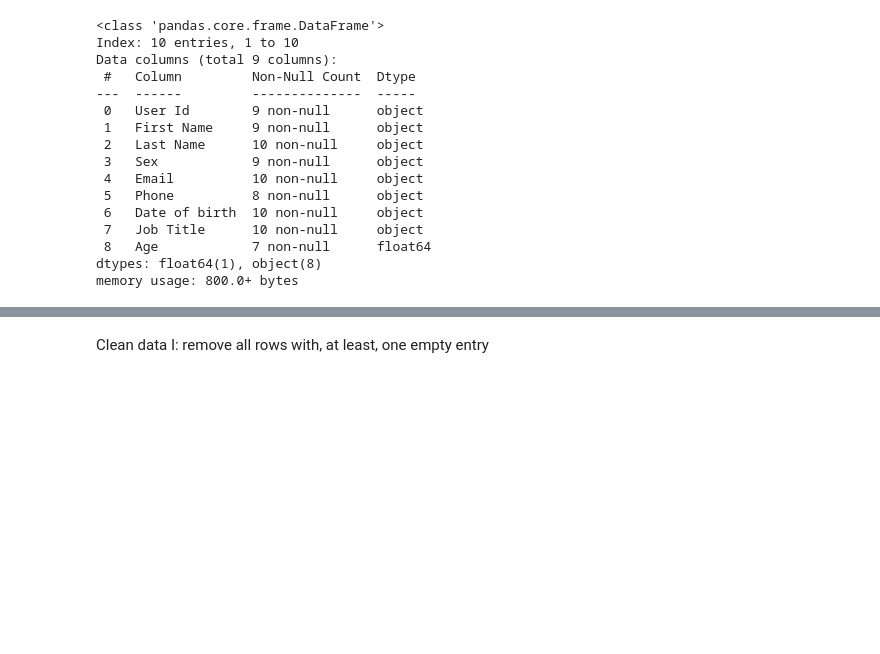
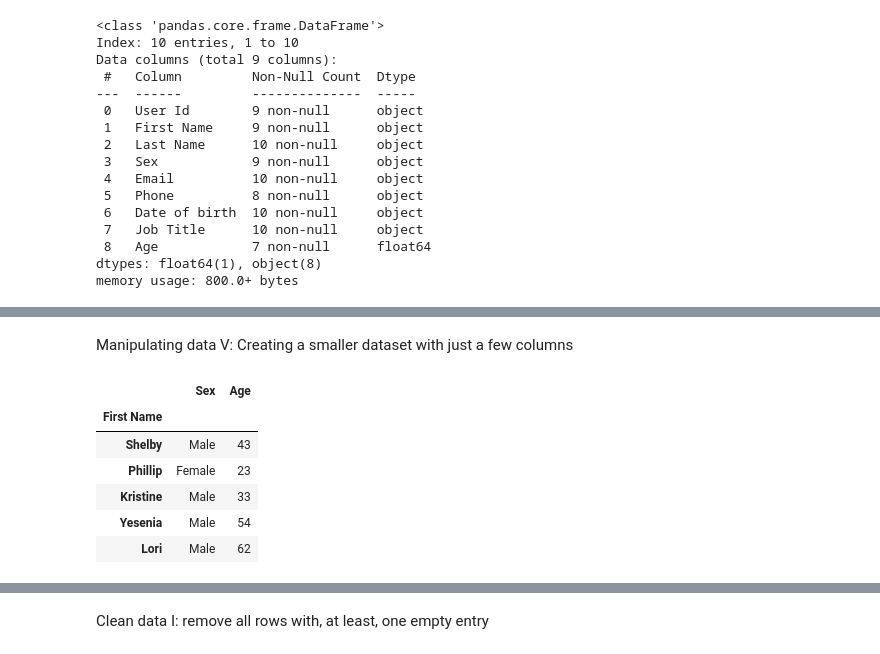
Before and after one commit to jvrglr/Scientific_python_QLS_diploma_26-27, a Jupyter notebook: Lecture_4.ipynb, the cells around one changed output, grey strips where cells are left out. Cells and saved outputs as stored; diff of their text form; code cells hidden in the pictures; blank space fills up the shorter version.

```diff
--- a/Lecture_4.ipynb
+++ b/Lecture_4.ipynb
@@ -351,0 +389,13 @@ memory usage: 800.0+ bytes
+# %% [markdown]
+Manipulating data V: Creating a smaller dataset with just a few columns
+# %%
+df_small = df[["Sex", "Age"]].copy() # Creates a new DataFrame with only the columns "Sex" and "Age" from the original DataFrame
+df_small.head()
+# %% [output]
+|  | Sex | Age |
+| First Name |  |  |
+| Shelby | Male | 43 |
+| Phillip | Female | 23 |
+| Kristine | Male | 33 |
+| Yesenia | Male | 54 |
+| Lori | Male | 62 |
```
Also changed, not shown: parts of 16 cells of this notebook.
